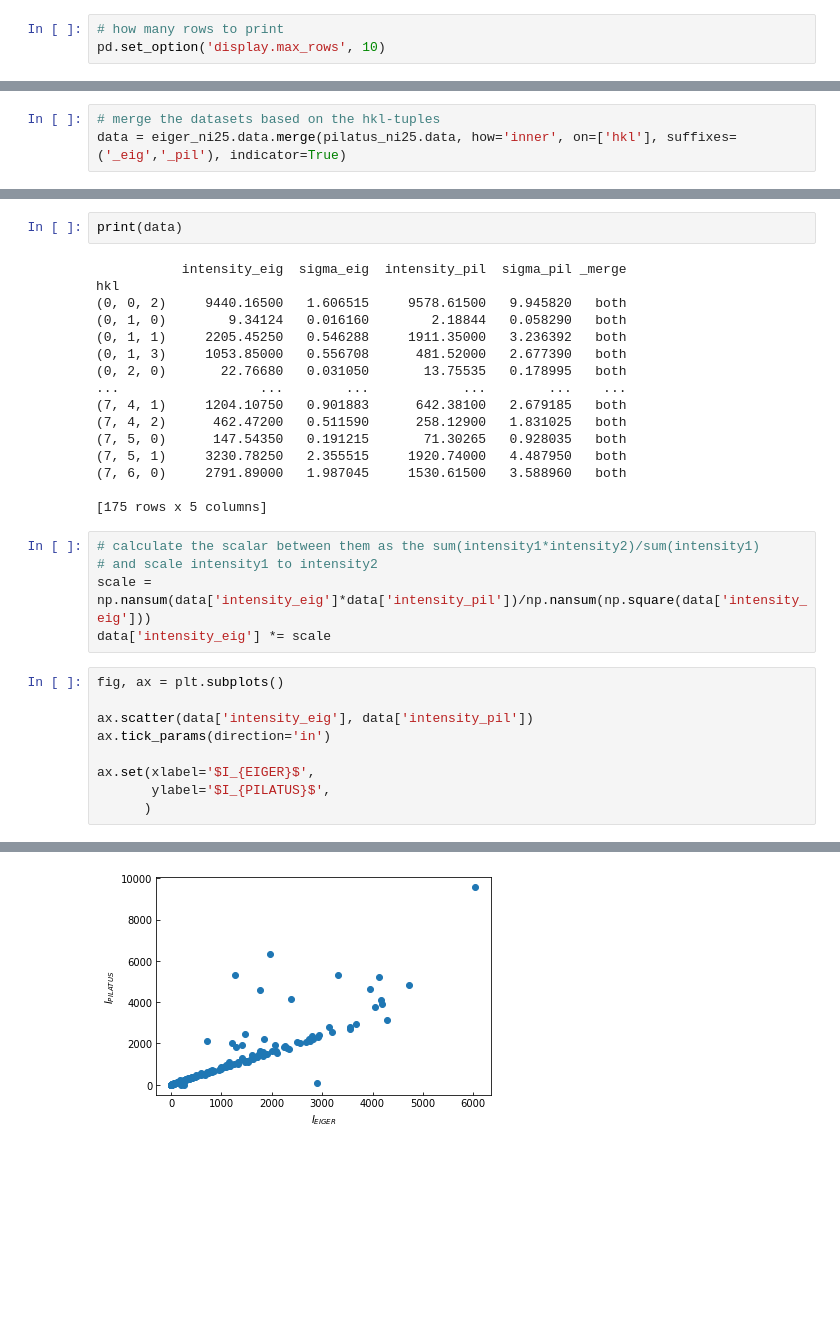
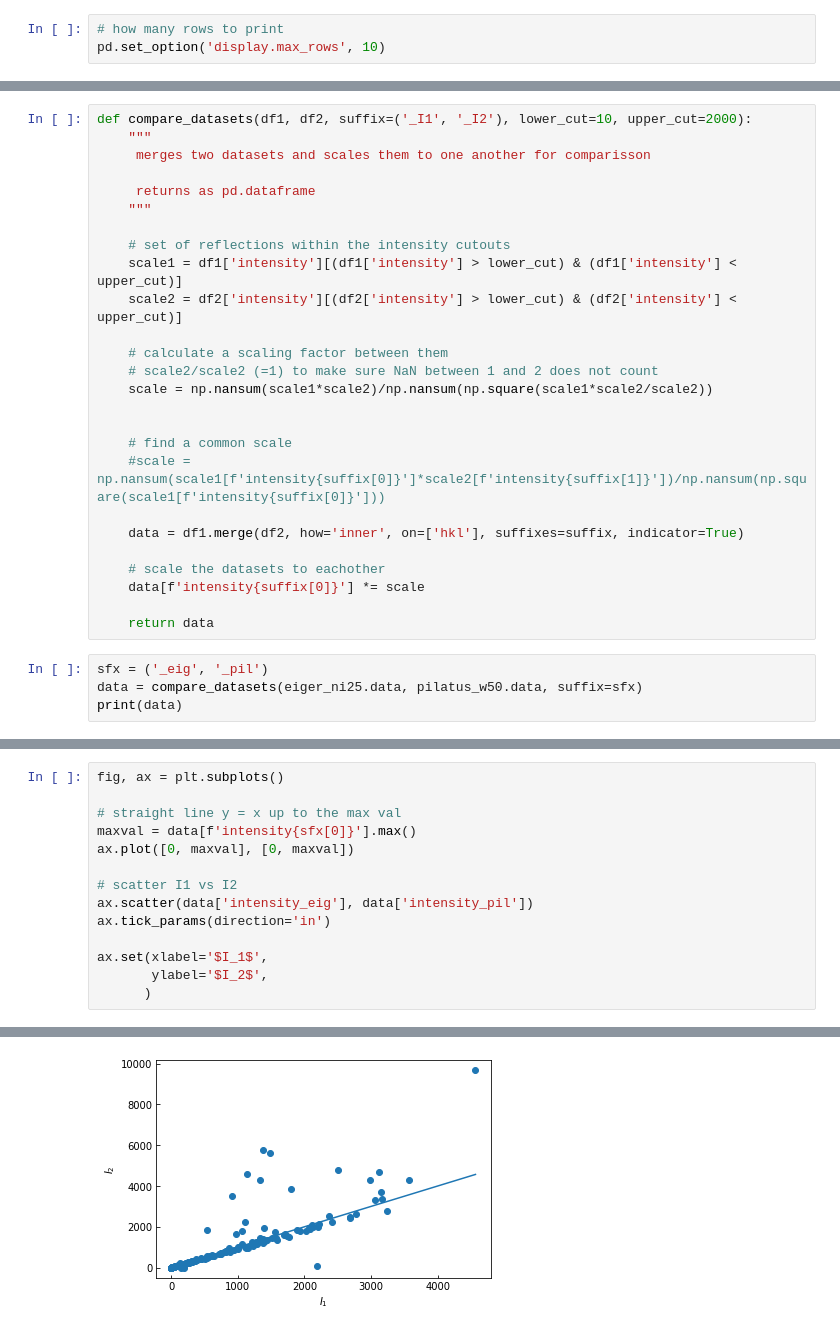
Before and after one commit to SinCrys/sincrys_eiger_pilatus, a Jupyter notebook: plot_ni25_frames.ipynb, the cells around one changed output, grey strips where cells are left out. Cells and saved outputs as stored; diff of their text form; blank space fills up the shorter version.

```diff
--- a/plot_ni25_frames.ipynb
+++ b/plot_ni25_frames.ipynb
@@ -57,3 +124,30 @@ pass
+# %%
+def compare_datasets(df1, df2, suffix=('_I1', '_I2'), lower_cut=10, upper_cut=2000):
+    """
+     merges two datasets and scales them to one another for comparisson
+
+     returns as pd.dataframe
+    """
+
+    # set of reflections within the intensity cutouts
+    scale1 = df1['intensity'][(df1['intensity'] > lower_cut) & (df1['intensity'] < upper_cut)]
+    scale2 = df2['intensity'][(df2['intensity'] > lower_cut) & (df2['intensity'] < upper_cut)]
+
+    # calculate a scaling factor between them
+    # scale2/scale2 (=1) to make sure NaN between 1 and 2 does not count
+    scale = np.nansum(scale1*scale2)/np.nansum(np.square(scale1*scale2/scale2))
+
+
+    # find a common scale
+    #scale = np.nansum(scale1[f'intensity{suffix[0]}']*scale2[f'intensity{suffix[1]}'])/np.nansum(np.square(scale1[f'intensity{suffix[0]}']))
+
+    data = df1.merge(df2, how='inner', on=['hkl'], suffixes=suffix, indicator=True)
+
+    # scale the datasets to eachother
+    data[f'intensity{suffix[0]}'] *= scale
+
+    return data
 # %%
-# merge the datasets based on the hkl-tuples
-data = eiger_ni25.data.merge(pilatus_ni25.data, how='inner', on=['hkl'], suffixes=('_eig','_pil'), indicator=True)
+sfx = ('_eig', '_pil')
+data = compare_datasets(eiger_ni25.data, pilatus_w50.data, suffix=sfx)
+print(data)
@@ -60,33 +170,15 @@ data = eiger_ni25.data.merge(pilatus_ni25.data, how='inner', on=['hkl'], suffixe
-# %%
-print(data)
-# %% [output]
-           intensity_eig  sigma_eig  intensity_pil  sigma_pil _merge
-hkl
-(0, 0, 2)     9440.16500   1.606515     9578.61500   9.945820   both
-(0, 1, 0)        9.34124   0.016160        2.18844   0.058290   both
-(0, 1, 1)     2205.45250   0.546288     1911.35000   3.236392   both
-(0, 1, 3)     1053.85000   0.556708      481.52000   2.677390   both
-(0, 2, 0)       22.76680   0.031050       13.75535   0.178995   both
-...                  ...        ...            ...        ...    ...
-(7, 4, 1)     1204.10750   0.901883      642.38100   2.679185   both
-(7, 4, 2)      462.47200   0.511590      258.12900   1.831025   both
-(7, 5, 0)      147.54350   0.191215       71.30265   0.928035   both
-(7, 5, 1)     3230.78250   2.355515     1920.74000   4.487950   both
-(7, 6, 0)     2791.89000   1.987045     1530.61500   3.588960   both
-
-[175 rows x 5 columns]
-# %%
-# calculate the scalar between them as the sum(intensity1*intensity2)/sum(intensity1)
-# and scale intensity1 to intensity2
-scale = np.nansum(data['intensity_eig']*data['intensity_pil'])/np.nansum(np.square(data['intensity_eig']))
-data['intensity_eig'] *= scale
 # %%
 fig, ax = plt.subplots()
 
+# straight line y = x up to the max val
+maxval = data[f'intensity{sfx[0]}'].max()
+ax.plot([0, maxval], [0, maxval])
+
+# scatter I1 vs I2
 ax.scatter(data['intensity_eig'], data['intensity_pil'])
 ax.tick_params(direction='in')
 
-ax.set(xlabel='$I_{EIGER}$',
-       ylabel='$I_{PILATUS}$',
+ax.set(xlabel='$I_1$',
+       ylabel='$I_2$',
       )
 # %% [output]
@@ -94 +186 @@ ax.set(xlabel='$I_{EIGER}$',
-[figure, old version]
+[figure, new version]
```
Also changed, not shown: parts of 17 cells of this notebook.
